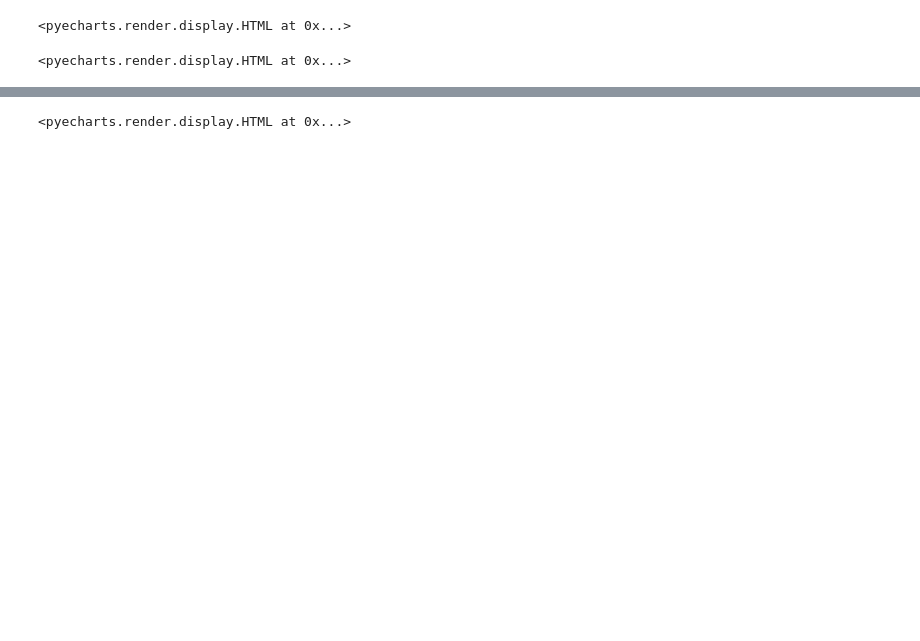
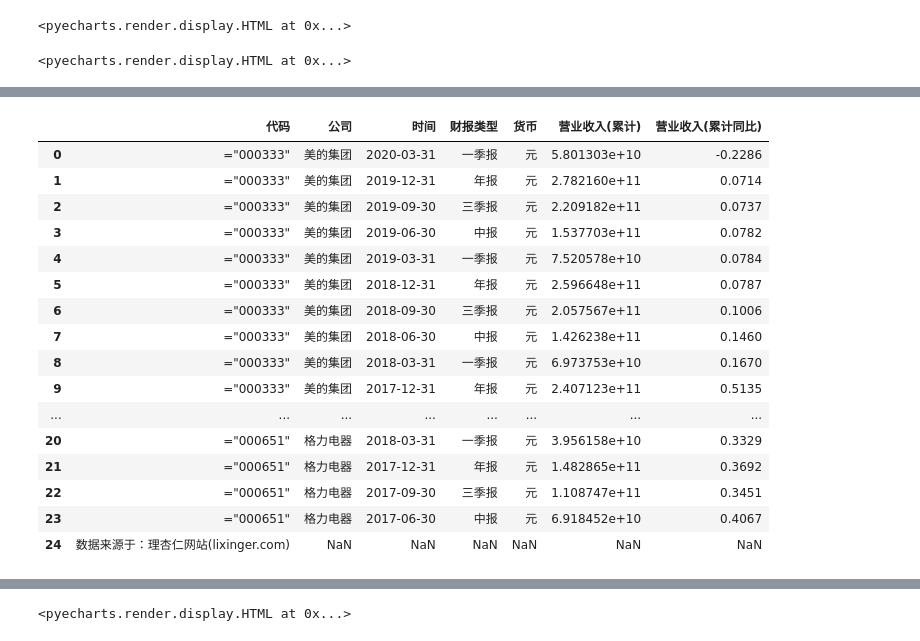
Before and after one commit to meininghang/Personal-Learning, a Jupyter notebook: 美的2019年报数据可视化.ipynb, the cells around one changed output, grey strips where cells are left out. Drawn from its saved outputs; the diff is of its cells as text; code cells hidden in the pictures; blank space fills up the shorter version.

```diff
--- a/美的2019年报数据可视化.ipynb
+++ b/美的2019年报数据可视化.ipynb
@@ -86,0 +129,21 @@ bar.overlap(lines).render_notebook()
+# %%
+new_df = df.copy()
+new_df
+# %% [output]
+|  | 代码 | 公司 | 时间 | 财报类型 | 货币 | 营业收入(累计) | 营业收入(累计同比) |
+| 0 | ="000333" | 美的集团 | 2020-03-31 | 一季报 | 元 | 5.801303e+10 | -0.2286 |
+| 1 | ="000333" | 美的集团 | 2019-12-31 | 年报 | 元 | 2.782160e+11 | 0.0714 |
+| 2 | ="000333" | 美的集团 | 2019-09-30 | 三季报 | 元 | 2.209182e+11 | 0.0737 |
+| 3 | ="000333" | 美的集团 | 2019-06-30 | 中报 | 元 | 1.537703e+11 | 0.0782 |
+| 4 | ="000333" | 美的集团 | 2019-03-31 | 一季报 | 元 | 7.520578e+10 | 0.0784 |
+| 5 | ="000333" | 美的集团 | 2018-12-31 | 年报 | 元 | 2.596648e+11 | 0.0787 |
+| 6 | ="000333" | 美的集团 | 2018-09-30 | 三季报 | 元 | 2.057567e+11 | 0.1006 |
+| 7 | ="000333" | 美的集团 | 2018-06-30 | 中报 | 元 | 1.426238e+11 | 0.1460 |
+| 8 | ="000333" | 美的集团 | 2018-03-31 | 一季报 | 元 | 6.973753e+10 | 0.1670 |
+| 9 | ="000333" | 美的集团 | 2017-12-31 | 年报 | 元 | 2.407123e+11 | 0.5135 |
+| ... | ... | ... | ... | ... | ... | ... | ... |
+| 20 | ="000651" | 格力电器 | 2018-03-31 | 一季报 | 元 | 3.956158e+10 | 0.3329 |
+| 21 | ="000651" | 格力电器 | 2017-12-31 | 年报 | 元 | 1.482865e+11 | 0.3692 |
+| 22 | ="000651" | 格力电器 | 2017-09-30 | 三季报 | 元 | 1.108747e+11 | 0.3451 |
+| 23 | ="000651" | 格力电器 | 2017-06-30 | 中报 | 元 | 6.918452e+10 | 0.4067 |
+| 24 | 数据来源于：理杏仁网站(lixinger.com) | NaN | NaN | NaN | NaN | NaN | NaN |
```
Also changed, not shown: parts of 8 cells of this notebook, 2 other files.
